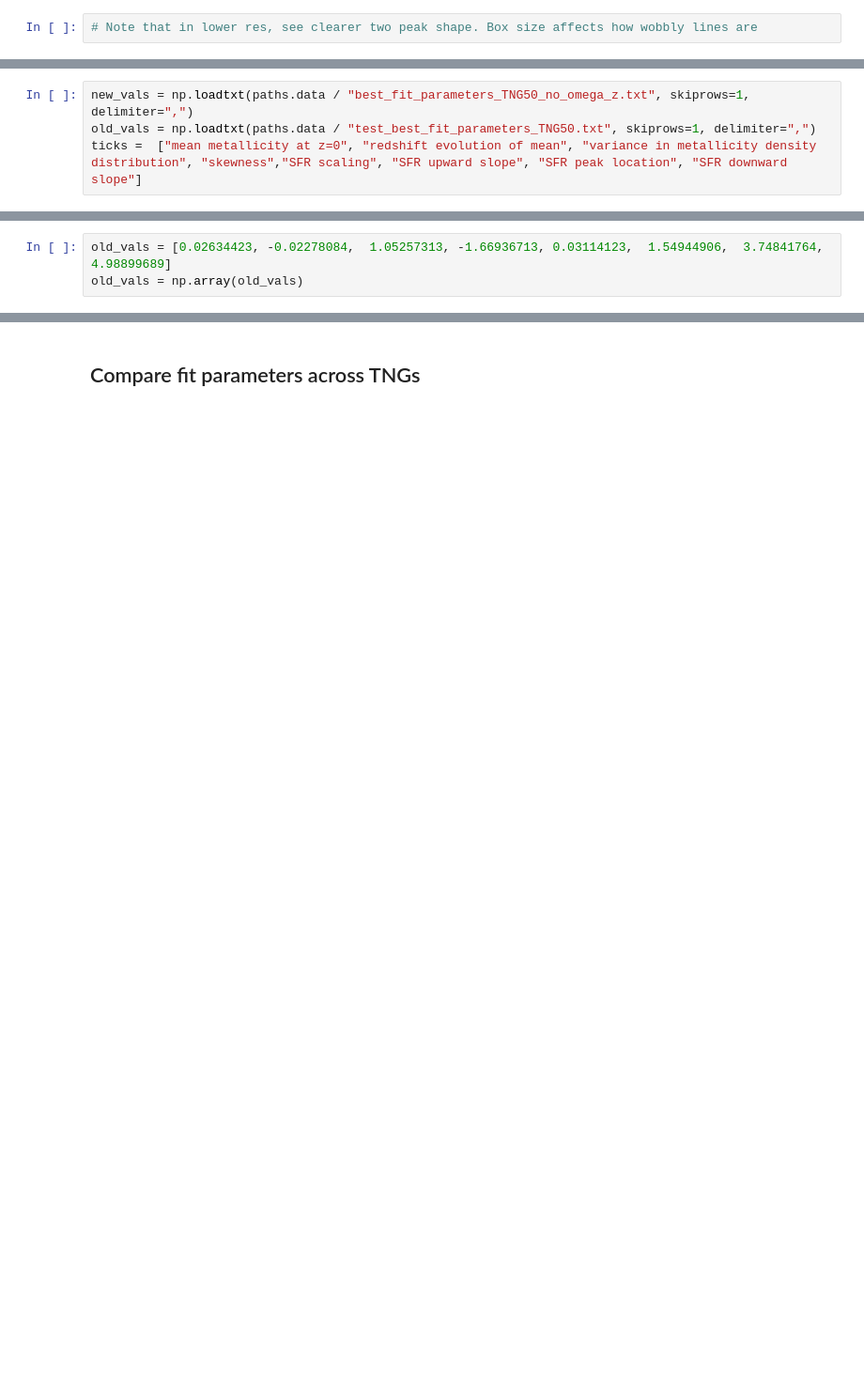
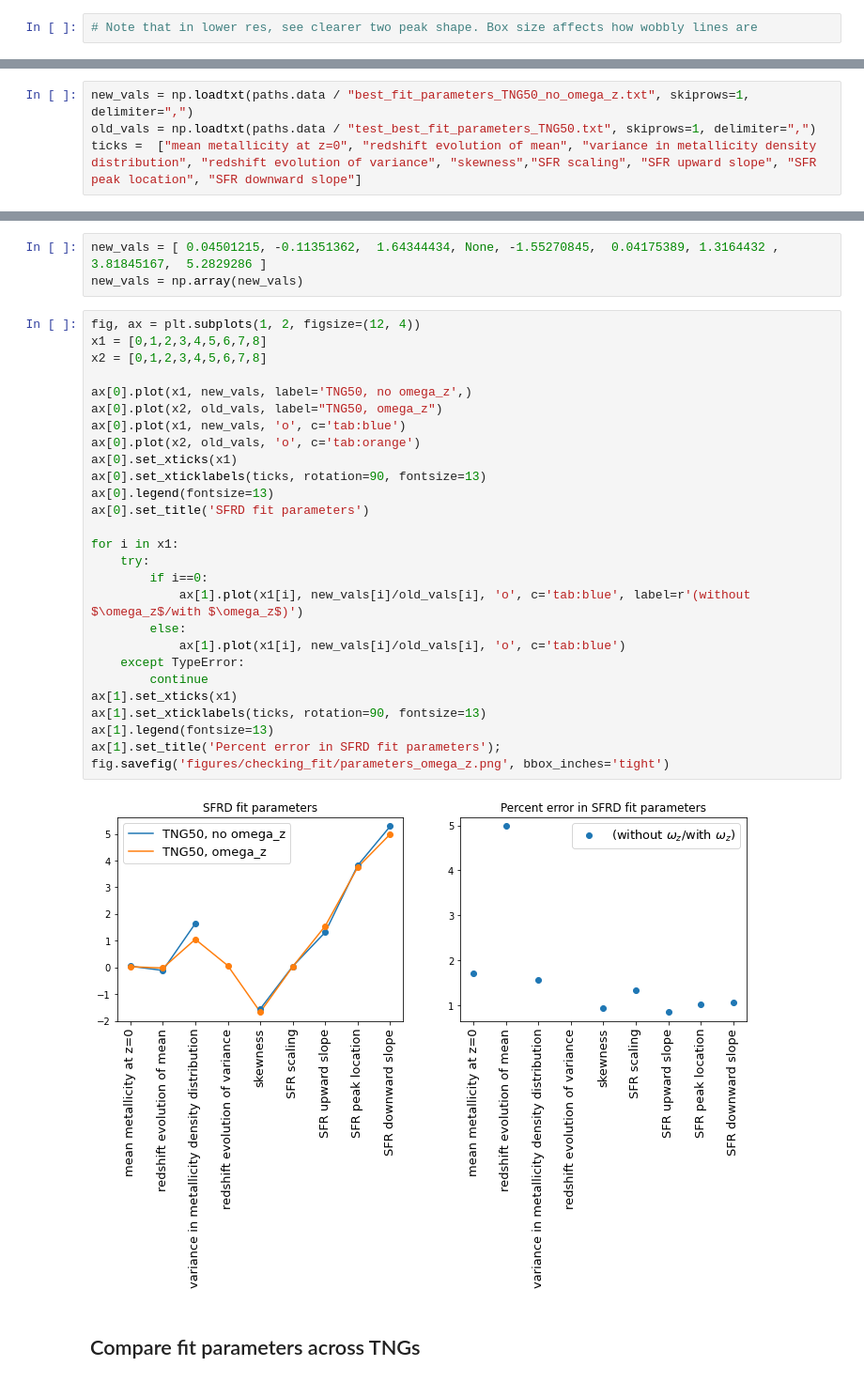
Before and after one commit to sashalvna/Fit_SFRD_TNG, a Jupyter notebook: Fit_model_to_sfrdzZ_TNG-no_omega_z.ipynb, the cells around one changed output, grey strips where cells are left out. Shown at 94% size. Saved outputs shown, nothing was run; the diff lists cells and outputs as text; blank space fills up the shorter version.

```diff
--- a/Fit_model_to_sfrdzZ_TNG-no_omega_z.ipynb
+++ b/Fit_model_to_sfrdzZ_TNG-no_omega_z.ipynb
@@ -258,4 +223,4 @@ Image(filename='SFRD_TNG300_no_omegaz.png')
 # %%
 new_vals = np.loadtxt(paths.data / "best_fit_parameters_TNG50_no_omega_z.txt", skiprows=1, delimiter=",")
 old_vals = np.loadtxt(paths.data / "test_best_fit_parameters_TNG50.txt", skiprows=1, delimiter=",")
-ticks =  ["mean metallicity at z=0", "redshift evolution of mean", "variance in metallicity density distribution", "skewness","SFR scaling", "SFR upward slope", "SFR peak location", "SFR downward slope"]
+ticks =  ["mean metallicity at z=0", "redshift evolution of mean", "variance in metallicity density distribution", "redshift evolution of variance", "skewness","SFR scaling", "SFR upward slope", "SFR peak location", "SFR downward slope"]
@@ -267,3 +226,0 @@ array([ 0.02634423, -0.02278084,  1.05257313,  0.06686406, -1.66936713,
-# %%
-old_vals = [0.02634423, -0.02278084,  1.05257313, -1.66936713, 0.03114123,  1.54944906,  3.74841764,  4.98899689]
-old_vals = np.array(old_vals)
@@ -289,3 +232,35 @@ ax.legend(fontsize=13);
+# %%
+new_vals = [ 0.04501215, -0.11351362,  1.64344434, None, -1.55270845,  0.04175389, 1.3164432 ,  3.81845167,  5.2829286 ]
+new_vals = np.array(new_vals)
+# %%
+fig, ax = plt.subplots(1, 2, figsize=(12, 4))
+x1 = [0,1,2,3,4,5,6,7,8]
+x2 = [0,1,2,3,4,5,6,7,8]
+
+ax[0].plot(x1, new_vals, label='TNG50, no omega_z',)
+ax[0].plot(x2, old_vals, label="TNG50, omega_z")
+ax[0].plot(x1, new_vals, 'o', c='tab:blue')
+ax[0].plot(x2, old_vals, 'o', c='tab:orange')
+ax[0].set_xticks(x1)
+ax[0].set_xticklabels(ticks, rotation=90, fontsize=13)
+ax[0].legend(fontsize=13)
+ax[0].set_title('SFRD fit parameters')
+
+for i in x1:
+    try:
+        if i==0:
+            ax[1].plot(x1[i], new_vals[i]/old_vals[i], 'o', c='tab:blue', label=r'(without $\omega_z$/with $\omega_z$)')
+        else:
+            ax[1].plot(x1[i], new_vals[i]/old_vals[i], 'o', c='tab:blue')
+    except TypeError:
+        continue
+ax[1].set_xticks(x1)
+ax[1].set_xticklabels(ticks, rotation=90, fontsize=13)
+ax[1].legend(fontsize=13)
+ax[1].set_title('Percent error in SFRD fit parameters');
+fig.savefig('figures/checking_fit/parameters_omega_z.png', bbox_inches='tight')
+# %% [output]
+[figure, added]
 # %% [markdown]
 ## Compare fit parameters across TNGs
 # %%
```
Also changed, not shown: parts of 23 cells of this notebook, 9 other files.
